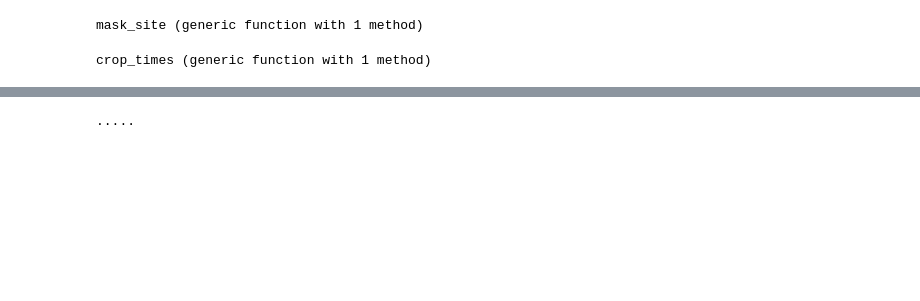
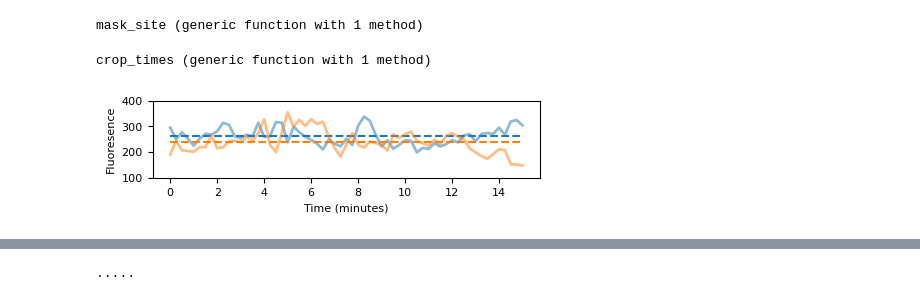
Before and after one commit to crockeraw/PolarityProject, a Jupyter notebook: proj/fig6-deletions/notebooks/bem1_equalization.ipynb, the cells around one changed output, grey strips where cells are left out. Drawn from its saved outputs; the diff is of its cells as text; code cells hidden in the pictures; blank space fills up the shorter version.

```diff
--- a/proj/fig6-deletions/notebooks/bem1_equalization.ipynb
+++ b/proj/fig6-deletions/notebooks/bem1_equalization.ipynb
@@ -1,9 +1,12 @@
 # %%
 using Images
 using Statistics
-using Pythonlot
+using PythonPlot
 using DSP
 using StatsBase
 using VectorizedStatistics
 using ImageMorphology
+using HypothesisTests
+mpl = PythonPlot.pyimport("matplotlib")
+mpl.rcParams["svg.fonttype"] = "none"
 # %% [output]
@@ -50,3 +52,37 @@ function crop_times(signal, frames, thresh)
 end
 # %% [output]
 crop_times (generic function with 1 method)
+# %%
+file = "../data/2024_09_26-3XGBwt/2patch/movie1-cell7.tif"
+file = "../data/2024_09_26-3XGBwt/2patch/movie1-cell8.tif"
+#file = "../data/2024_09_26-3XGBwt/2patch/movie1-cell10.tif"
+
+
+interval = 15
+time_threshold=0.5
+masks = mask_site(file, 0.3, n_sites=2);
+im_size = length(masks[:,1,1,1])*length(masks[1,:,1,1])
+m1 = masks[:,:,:,1]
+m2 = masks[:,:,:,2]
+q1 = maximum(m1, dims=(1,2))[1,1,:]
+q2 = maximum(m2, dims=(1,2))[1,1,:]
+times_max1 = crop_times(q1, 15*(60/interval), time_threshold)
+times_max2 = crop_times(q2, 15*(60/interval), time_threshold)
+crop1 = q1[max(times_max1, times_max2)]
+crop2 = q2[max(times_max1, times_max2)]
+t = range(0,60/15*15)*(15/60) # Convert from 1 frame every 5 sec, to minutes
+
+fig, ax = subplots(figsize=(5,1))
+ax.plot(t, crop1, linewidth=2, color="C0", alpha=0.5)
+ax.hlines(mean(crop1),0,15, ls="--")
+ax.plot(t, crop2, linewidth=2, color="C1", alpha=0.5)
+ax.hlines(mean(crop2),0,15, ls="--", color="C1")
+ax.set_ylabel("Fluoresence", fontsize=8)
+ax.set_xlabel("Time (minutes)", fontsize=8)
+ax.tick_params(labelsize=8)
+ax.set_ylim(100,400)
+
+savefig("../figures/3xGB_trace_wt_m1c8.svg")
+display(gcf())
+# %% [output]
+[figure, added]
```
Also changed, not shown: parts of 17 cells of this notebook, 41 other files.
